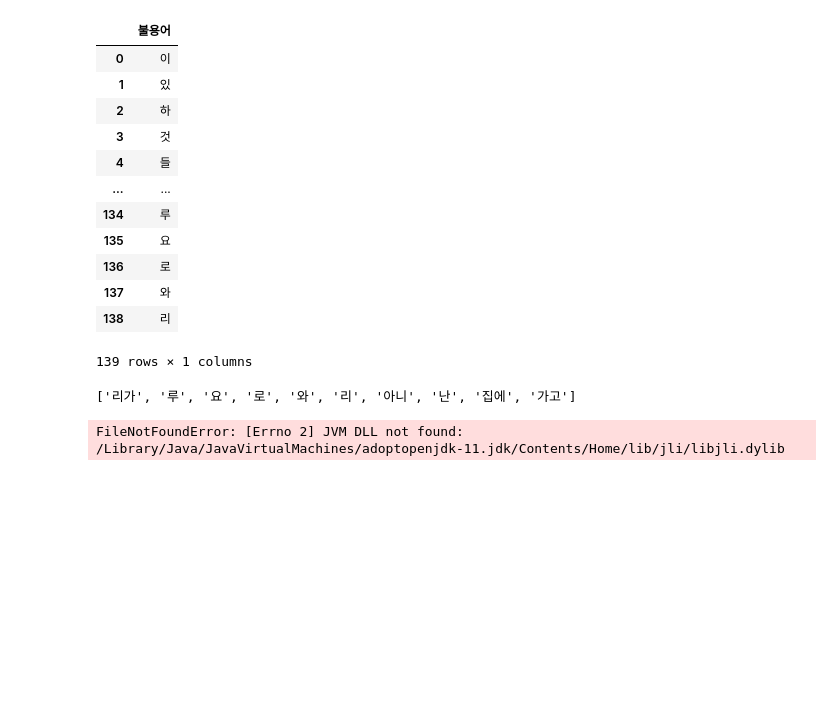
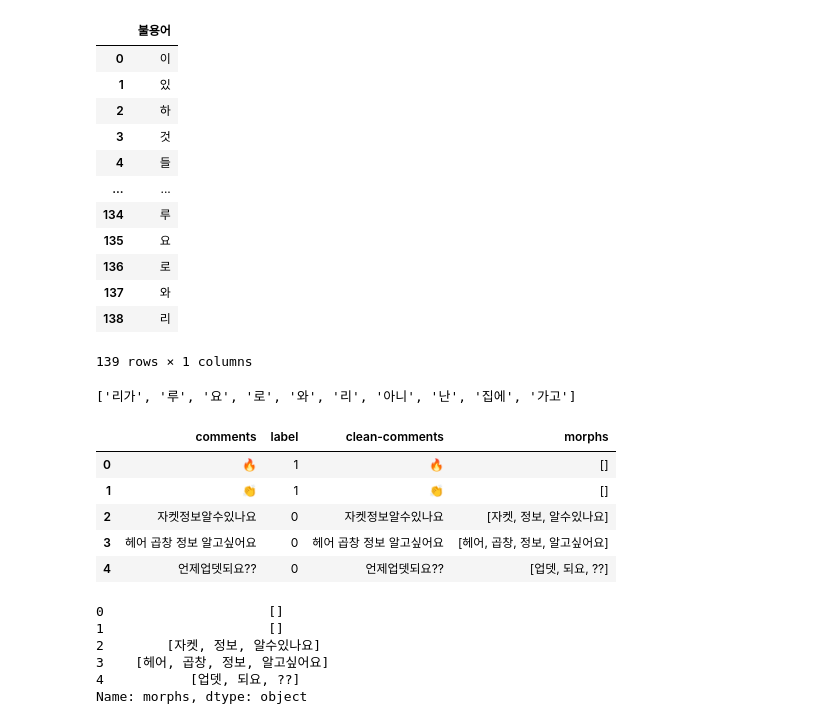
Before and after one commit to bellDev-code/web-scrapper, a Jupyter notebook: 4_인스타그램_yth_version (1).ipynb, the cells around one changed output. Drawn from its saved outputs; the diff is of its cells as text; code cells hidden in the pictures; blank space fills up the shorter version.

```diff
--- a/4_인스타그램_yth_version (1).ipynb
+++ b/4_인스타그램_yth_version (1).ipynb
@@ -424,15 +424,30 @@ stopwords[-10:]
 # %%
 from konlpy.tag import Okt
 okt = Okt()
 morphs_lst = []
 for i in merged_df.index:
     morphs = []
-    morph = okt.morphs(merged_df.loc[i]['clean_hashtag'])
+    morph = okt.morphs(merged_df.loc[i]['clean-comments'])
     for txt in morph:
         if txt not in stopwords and len(txt) > 1:
             morphs.append(txt)
     morphs_lst.append(morphs)
 merged_df['morphs'] = morphs_lst
 merged_df.head()
 # %% [output]
-FileNotFoundError: [Errno 2] JVM DLL not found: /Library/Java/JavaVirtualMachines/adoptopenjdk-11.jdk/Contents/Home/lib/jli/libjli.dylib
+|  | comments | label | clean-comments | morphs |
+| 0 | 🔥 | 1 | 🔥 | [] |
+| 1 | 👏 | 1 | 👏 | [] |
+| 2 | 자켓정보알수있나요 | 0 | 자켓정보알수있나요 | [자켓, 정보, 알수있나요] |
+| 3 | 헤어 곱창 정보 알고싶어요 | 0 | 헤어 곱창 정보 알고싶어요 | [헤어, 곱창, 정보, 알고싶어요] |
+| 4 | 언제업뎃되요?? | 0 | 언제업뎃되요?? | [업뎃, 되요, ??] |
+# %%
+tokenized_doc = merged_df['morphs']
+tokenized_doc[:5]
+# %% [output]
+0                     []
+1                     []
+2        [자켓, 정보, 알수있나요]
+3    [헤어, 곱창, 정보, 알고싶어요]
+4           [업뎃, 되요, ??]
+Name: morphs, dtype: object
```
Also changed, not shown: parts of 9 cells of this notebook, 5 other files.
